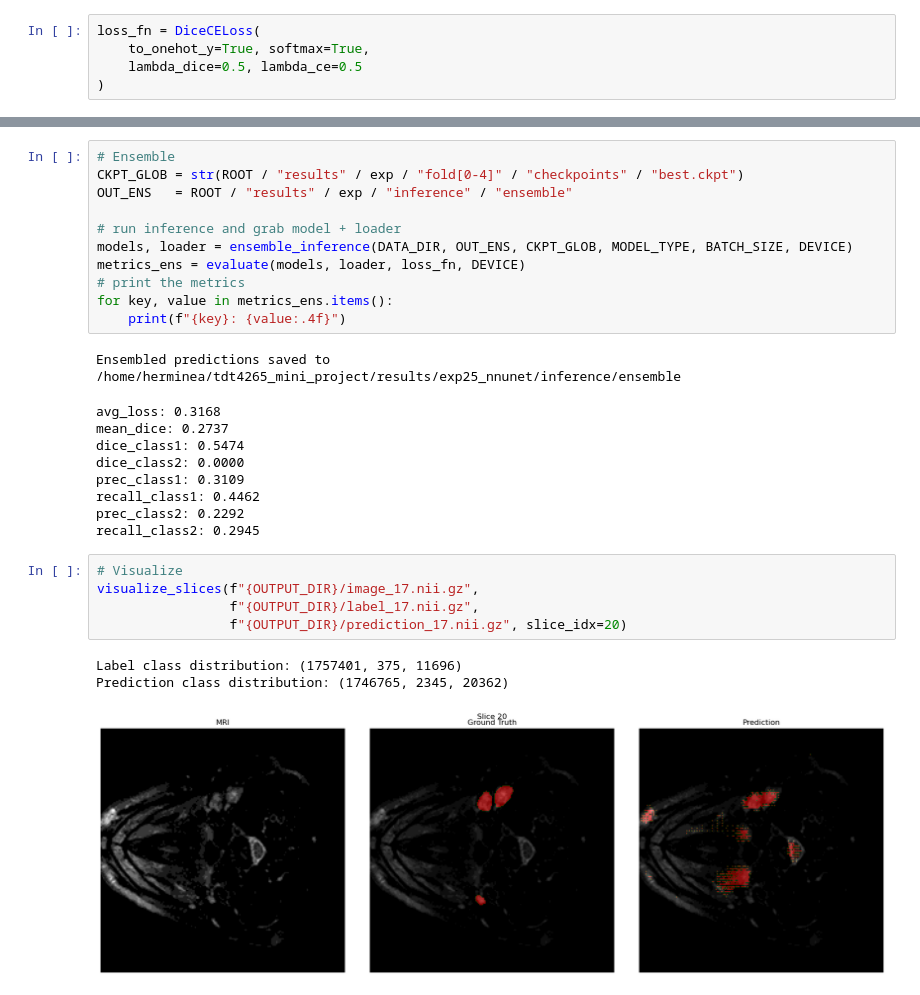
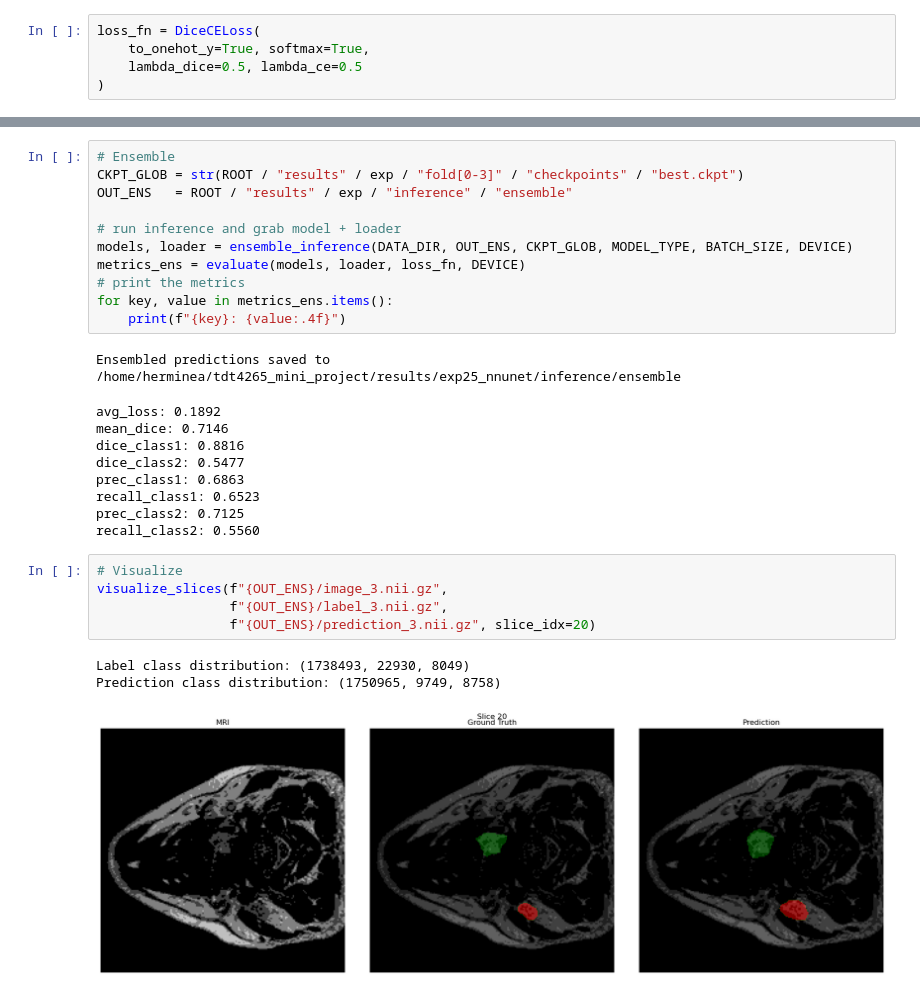
Before and after one commit to herminega/tdt4265_mini_project, a Jupyter notebook: notebooks/inference.ipynb, the cells around one changed output, grey strips where cells are left out. Saved outputs shown, nothing was run; the diff lists cells and outputs as text.

```diff
--- a/notebooks/inference.ipynb
+++ b/notebooks/inference.ipynb
@@ -54,6 +54,6 @@ recall_class2: 0.3483
 # %%
 # Ensemble
-CKPT_GLOB = str(ROOT / "results" / exp / "fold[0-4]" / "checkpoints" / "best.ckpt")
+CKPT_GLOB = str(ROOT / "results" / exp / "fold[0-3]" / "checkpoints" / "best.ckpt")
 OUT_ENS   = ROOT / "results" / exp / "inference" / "ensemble"
 
 # run inference and grab model + loader
@@ -64,20 +64,20 @@ for key, value in metrics_ens.items():
     print(f"{key}: {value:.4f}")
 # %% [output]
 Ensembled predictions saved to /home/herminea/tdt4265_mini_project/results/exp25_nnunet/inference/ensemble
-avg_loss: 0.3168
-mean_dice: 0.2737
-dice_class1: 0.5474
-dice_class2: 0.0000
-prec_class1: 0.3109
-recall_class1: 0.4462
-prec_class2: 0.2292
-recall_class2: 0.2945
+avg_loss: 0.1892
+mean_dice: 0.7146
+dice_class1: 0.8816
+dice_class2: 0.5477
+prec_class1: 0.6863
+recall_class1: 0.6523
+prec_class2: 0.7125
+recall_class2: 0.5560
 # %%
 # Visualize
-visualize_slices(f"{OUTPUT_DIR}/image_17.nii.gz",
-                 f"{OUTPUT_DIR}/label_17.nii.gz",
-                 f"{OUTPUT_DIR}/prediction_17.nii.gz", slice_idx=20)
+visualize_slices(f"{OUT_ENS}/image_3.nii.gz",
+                 f"{OUT_ENS}/label_3.nii.gz",
+                 f"{OUT_ENS}/prediction_3.nii.gz", slice_idx=20)
 # %% [output]
-Label class distribution: (1757401, 375, 11696)
-Prediction class distribution: (1746765, 2345, 20362)
+Label class distribution: (1738493, 22930, 8049)
+Prediction class distribution: (1750965, 9749, 8758)
-[figure, old version]
+[figure, new version]
```
Also changed, not shown: parts of 2 cells of this notebook, 8 other files.
